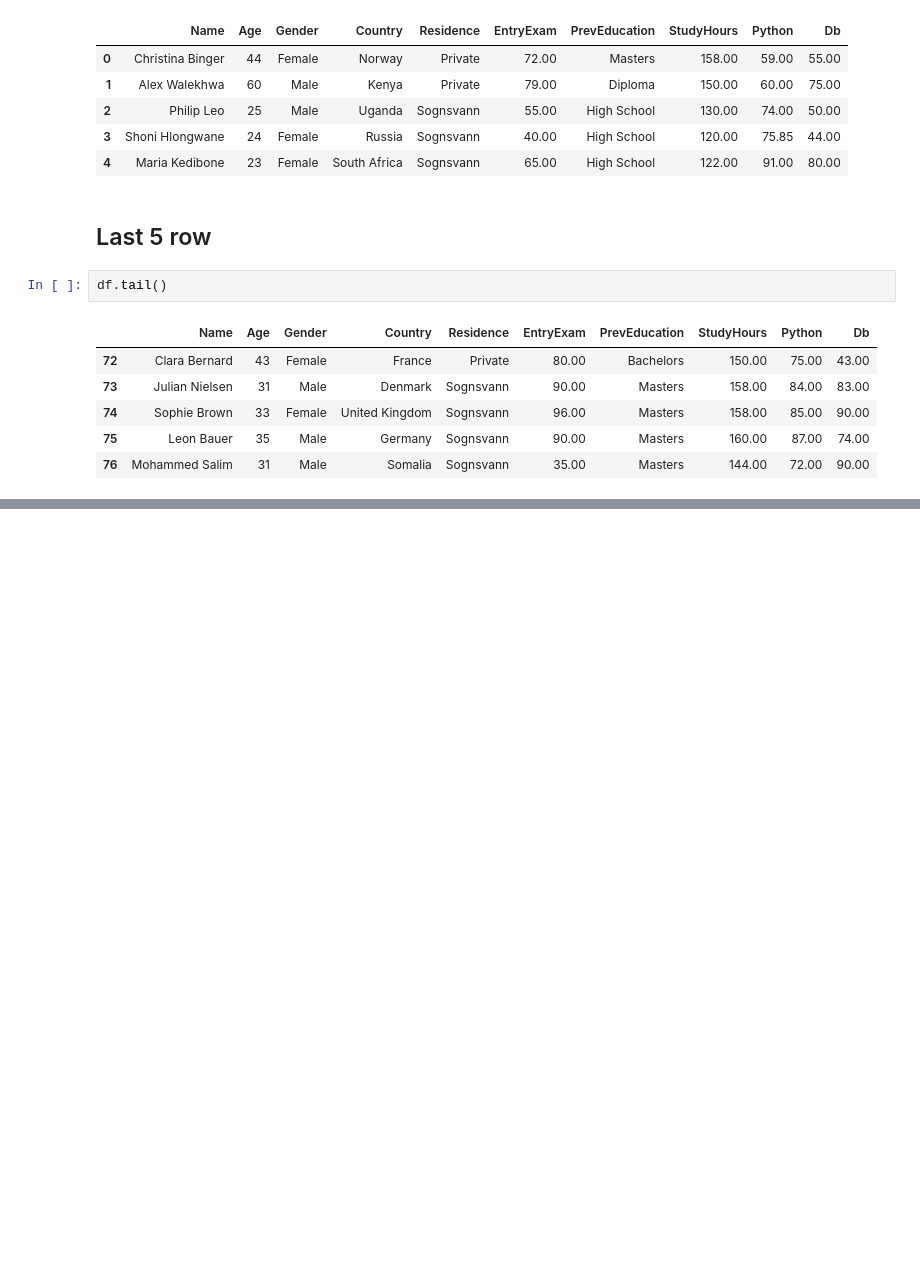
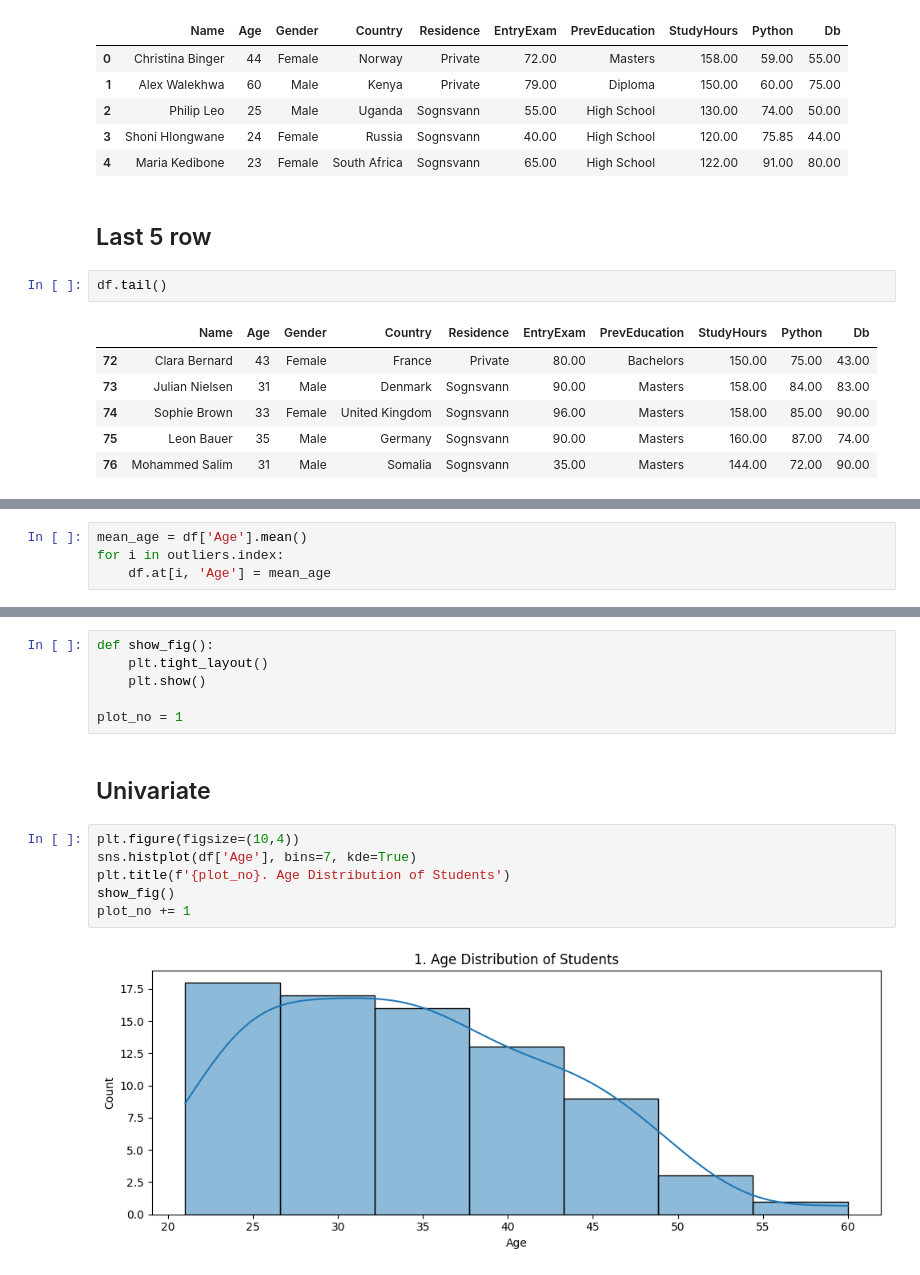
Before and after one commit to lukhi-laksh/Kaggle-Notebooks, a Jupyter notebook: Bi Intro/Bi_Intro.ipynb, the cells around one changed output, grey strips where cells are left out. Cells and saved outputs as stored; diff of their text form; blank space fills up the shorter version.

```diff
--- a/Bi Intro/Bi_Intro.ipynb
+++ b/Bi Intro/Bi_Intro.ipynb
@@ -334,0 +364,4 @@ df.tail()
+# %%
+mean_age = df['Age'].mean()
+for i in outliers.index:
+    df.at[i, 'Age'] = mean_age
@@ -334,0 +370,16 @@ df.tail()
+# %%
+def show_fig():
+    plt.tight_layout()
+    plt.show()
+
+plot_no = 1
+# %% [markdown]
+## Univariate
+# %%
+plt.figure(figsize=(10,4))
+sns.histplot(df['Age'], bins=7, kde=True)
+plt.title(f'{plot_no}. Age Distribution of Students')
+show_fig()
+plot_no += 1
+# %% [output]
+[figure, added]
```
Also changed, not shown: parts of 56 cells of this notebook, 1 other file.
